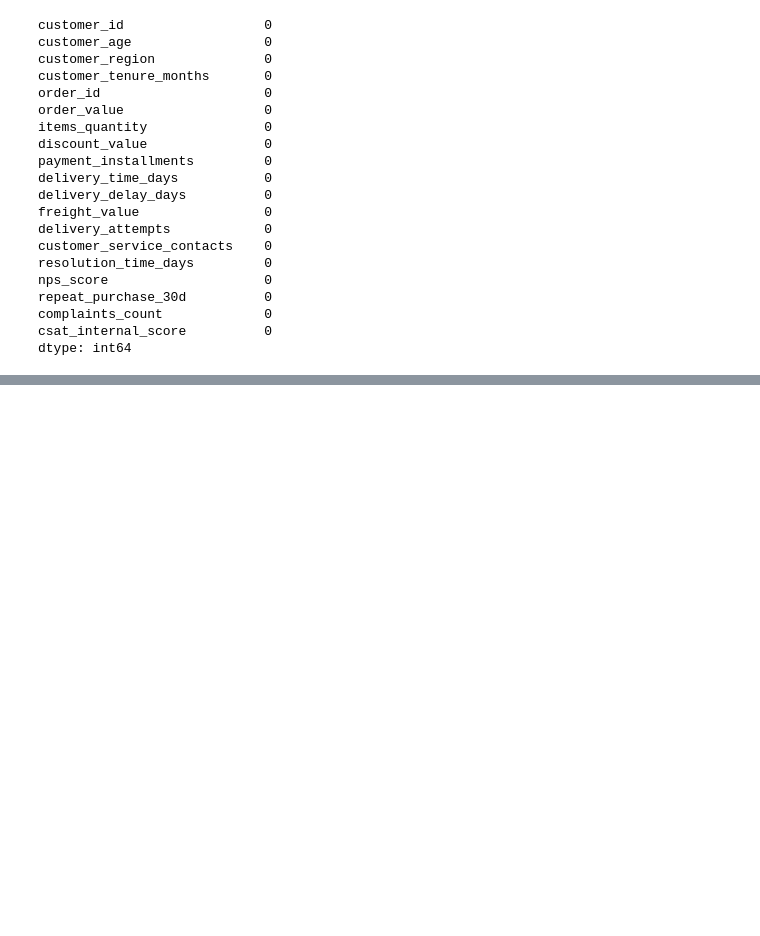
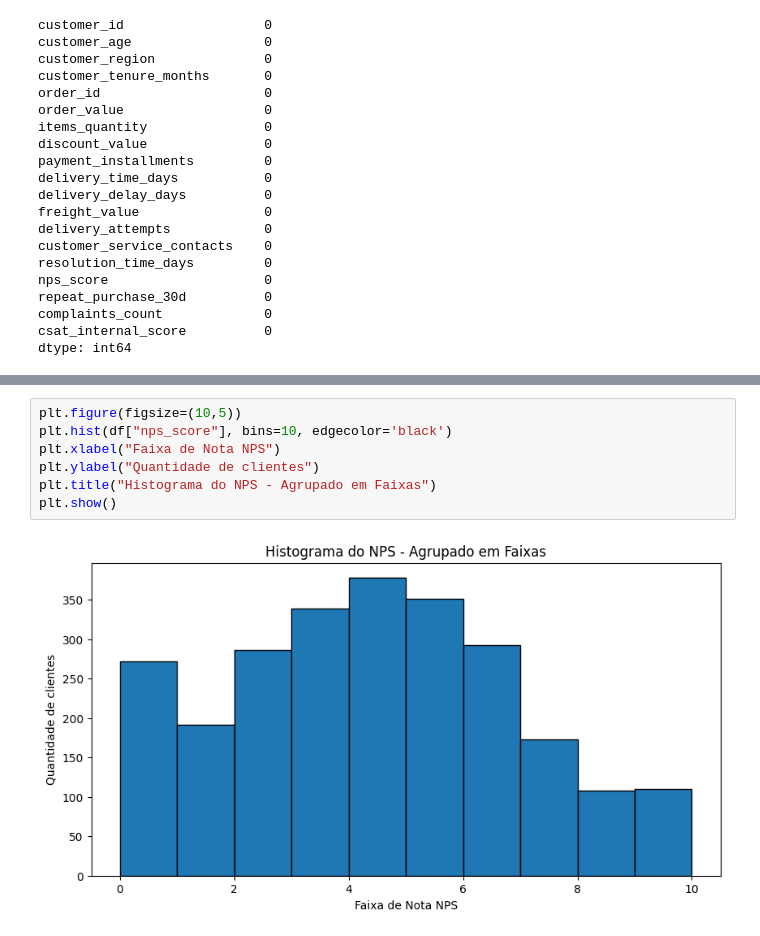
Before and after one commit to guilhermealvdev/nps-preditivo, a Jupyter notebook: notebooks/eda.ipynb, the cells around one changed output, grey strips where cells are left out. Cells and saved outputs as stored; diff of their text form; blank space fills up the shorter version.

```diff
--- a/notebooks/eda.ipynb
+++ b/notebooks/eda.ipynb
@@ -100,0 +156,9 @@ dtype: int64
+# %%
+plt.figure(figsize=(10,5))
+plt.hist(df["nps_score"], bins=10, edgecolor='black')
+plt.xlabel("Faixa de Nota NPS")
+plt.ylabel("Quantidade de clientes")
+plt.title("Histograma do NPS - Agrupado em Faixas")
+plt.show()
+# %% [output]
+[figure, added]
```
Also changed, not shown: parts of 43 cells of this notebook.
